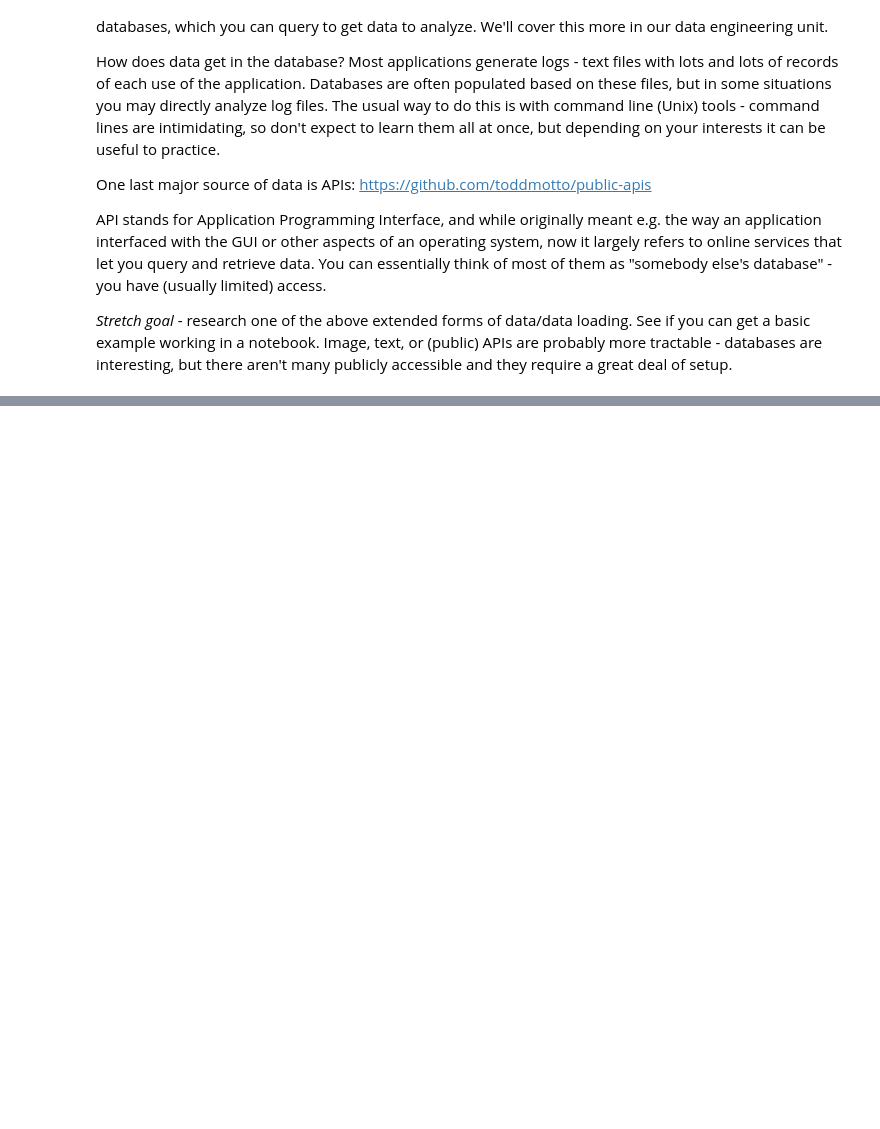
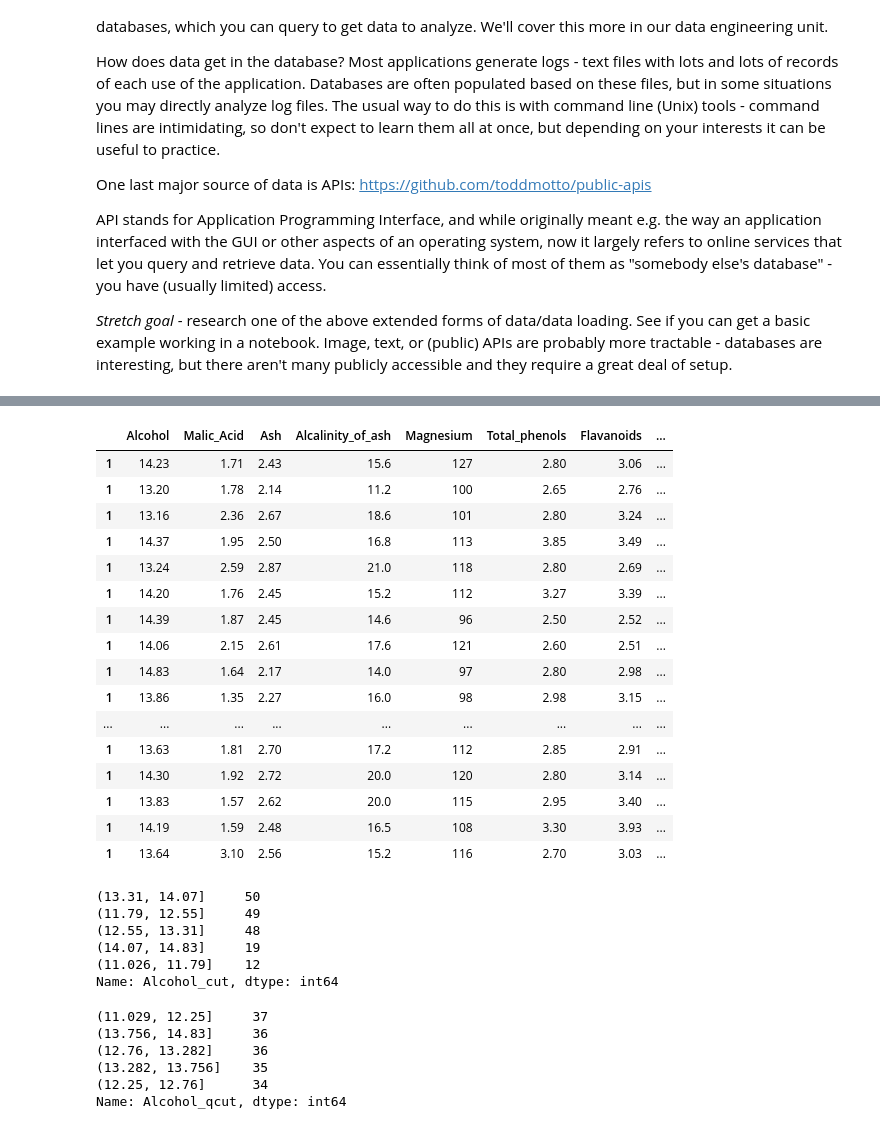
Before and after one commit to popkdodge/DS-Unit-1-Sprint-1-Data-Wrangling-and-Storytelling, a Jupyter notebook: module1-exploratory-data-analysis/LS_DS_111_Exploratory_Data_Analysis_Assignment.ipynb, the cells around one changed output, grey strips where cells are left out. Drawn from its saved outputs; the diff is of its cells as text; code cells hidden in the pictures; blank space fills up the shorter version.

```diff
--- a/module1-exploratory-data-analysis/LS_DS_111_Exploratory_Data_Analysis_Assignment.ipynb
+++ b/module1-exploratory-data-analysis/LS_DS_111_Exploratory_Data_Analysis_Assignment.ipynb
@@ -269,0 +313,20 @@ API stands for Application Programming Interface, and while originally meant e.g
+# %%
+wine.head(20)
+# %% [output]
+|  | Alcohol | Malic_Acid | Ash | Alcalinity_of_ash | Magnesium | Total_phenols | Flavanoids | ... |
+| 1 | 14.23 | 1.71 | 2.43 | 15.6 | 127 | 2.80 | 3.06 | ... |
+| 1 | 13.20 | 1.78 | 2.14 | 11.2 | 100 | 2.65 | 2.76 | ... |
+| 1 | 13.16 | 2.36 | 2.67 | 18.6 | 101 | 2.80 | 3.24 | ... |
+| 1 | 14.37 | 1.95 | 2.50 | 16.8 | 113 | 3.85 | 3.49 | ... |
+| 1 | 13.24 | 2.59 | 2.87 | 21.0 | 118 | 2.80 | 2.69 | ... |
+| 1 | 14.20 | 1.76 | 2.45 | 15.2 | 112 | 3.27 | 3.39 | ... |
+| 1 | 14.39 | 1.87 | 2.45 | 14.6 | 96 | 2.50 | 2.52 | ... |
+| 1 | 14.06 | 2.15 | 2.61 | 17.6 | 121 | 2.60 | 2.51 | ... |
+| 1 | 14.83 | 1.64 | 2.17 | 14.0 | 97 | 2.80 | 2.98 | ... |
+| 1 | 13.86 | 1.35 | 2.27 | 16.0 | 98 | 2.98 | 3.15 | ... |
+| ... | ... | ... | ... | ... | ... | ... | ... | ... |
+| 1 | 13.63 | 1.81 | 2.70 | 17.2 | 112 | 2.85 | 2.91 | ... |
+| 1 | 14.30 | 1.92 | 2.72 | 20.0 | 120 | 2.80 | 3.14 | ... |
+| 1 | 13.83 | 1.57 | 2.62 | 20.0 | 115 | 2.95 | 3.40 | ... |
+| 1 | 14.19 | 1.59 | 2.48 | 16.5 | 108 | 3.30 | 3.93 | ... |
+| 1 | 13.64 | 3.10 | 2.56 | 15.2 | 116 | 2.70 | 3.03 | ... |
@@ -269,0 +337,18 @@ API stands for Application Programming Interface, and while originally meant e.g
+# %%
+wine["Alcohol_cut"].value_counts()
+# %% [output]
+(13.31, 14.07]     50
+(11.79, 12.55]     49
+(12.55, 13.31]     48
+(14.07, 14.83]     19
+(11.026, 11.79]    12
+Name: Alcohol_cut, dtype: int64
+# %%
+wine["Alcohol_qcut"].value_counts()
+# %% [output]
+(11.029, 12.25]     37
+(13.756, 14.83]     36
+(12.76, 13.282]     36
+(13.282, 13.756]    35
+(12.25, 12.76]      34
+Name: Alcohol_qcut, dtype: int64
```
Also changed, not shown: parts of 13 cells of this notebook.
